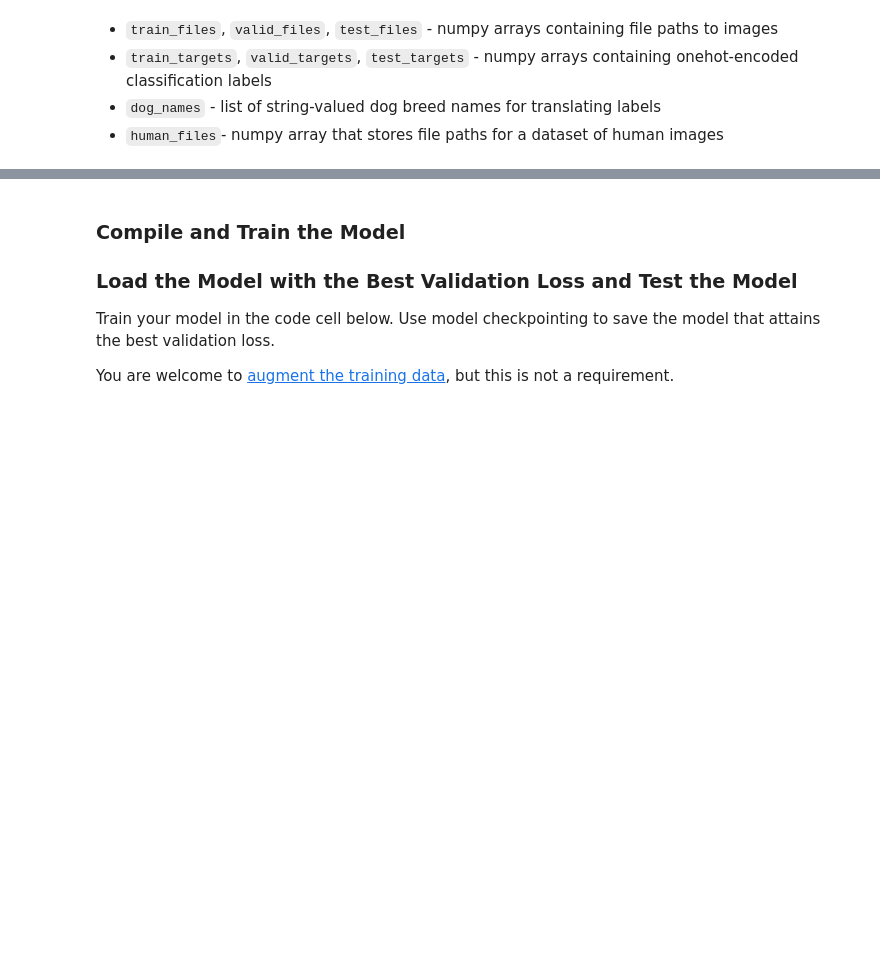
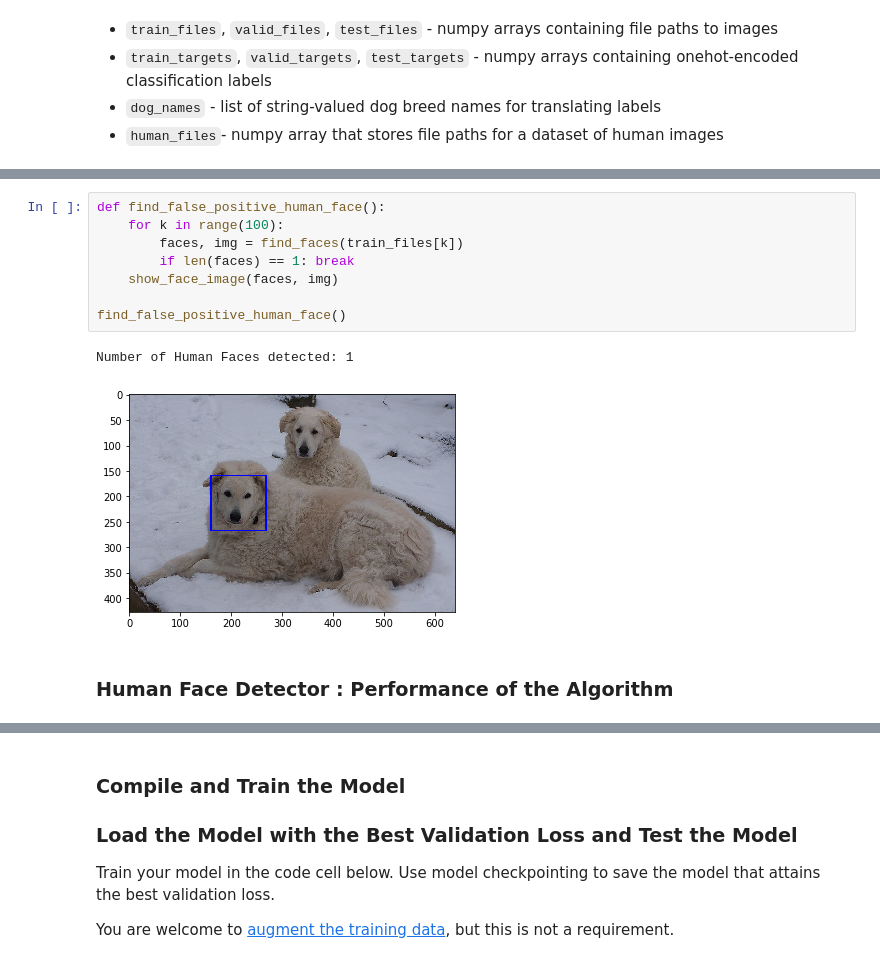
Before and after one commit to jquickgh/dlnd-dog-breed-classifier-cnn, a Jupyter notebook: dog_app.ipynb, the cells around one changed output, grey strips where cells are left out. Drawn from its saved outputs; the diff is of its cells as text; blank space fills up the shorter version.

```diff
--- a/dog_app.ipynb
+++ b/dog_app.ipynb
@@ -420,0 +175,13 @@ _________________________________________________________________
+# %%
+def find_false_positive_human_face():
+    for k in range(100):
+        faces, img = find_faces(train_files[k])
+        if len(faces) == 1: break
+    show_face_image(faces, img)
+
+find_false_positive_human_face()
+# %% [output]
+Number of Human Faces detected: 1
+[figure, added]
+# %% [markdown]
+### Human Face Detector : Performance of the Algorithm
```
Also changed, not shown: parts of 76 cells of this notebook.
